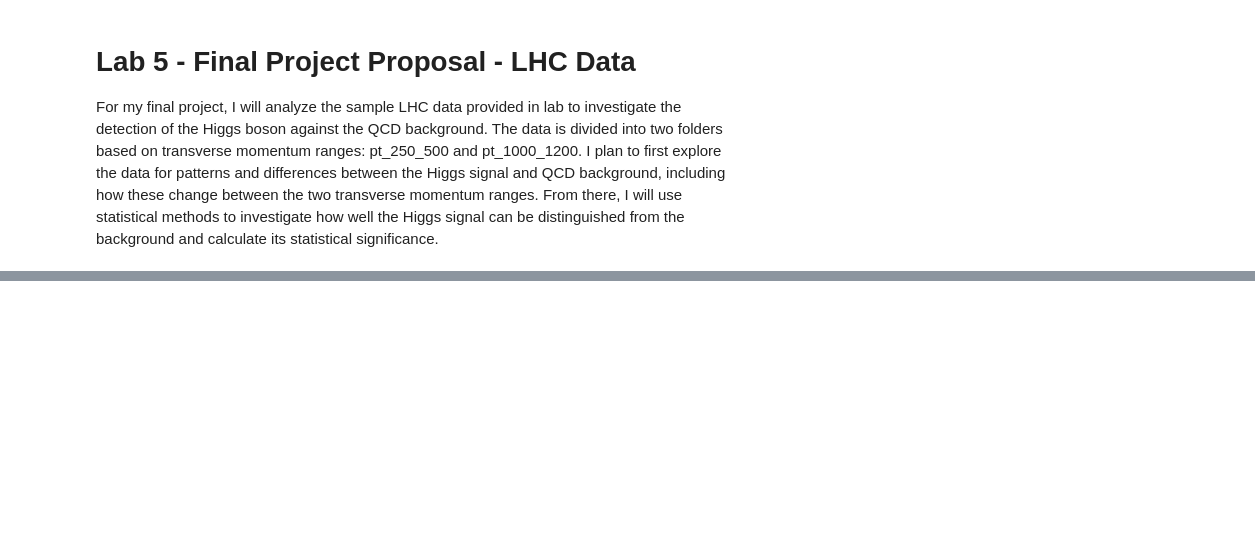
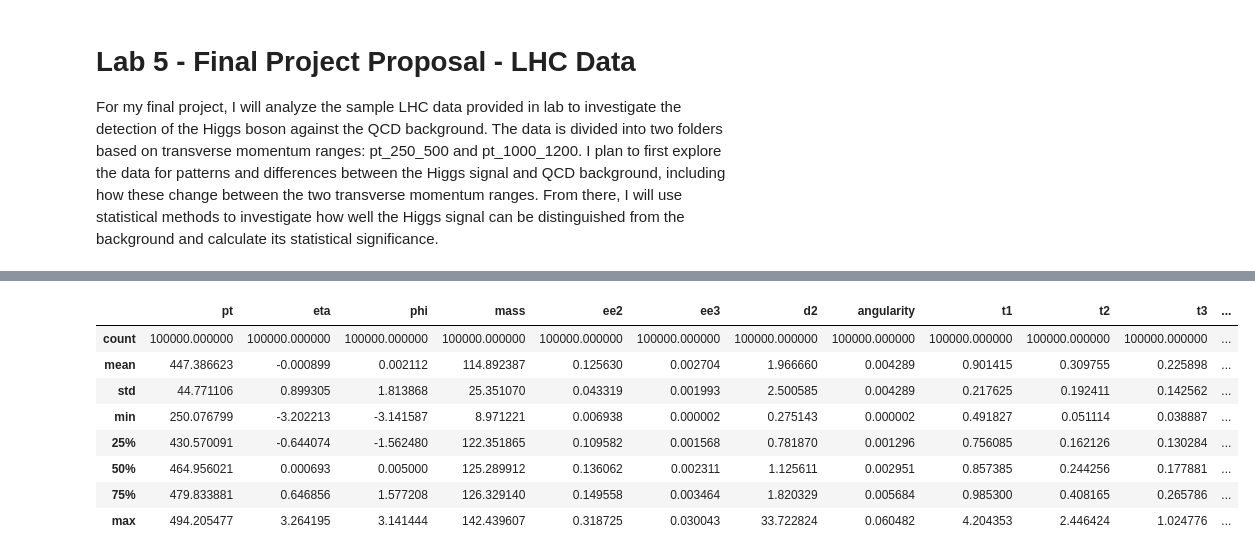
Before and after one commit to dcooperbriseno/uwphys434, a Jupyter notebook: Phys434Lab6.ipynb, the cells around one changed output, grey strips where cells are left out. Saved outputs shown, nothing was run; the diff lists cells and outputs as text; code cells hidden in the pictures; blank space fills up the shorter version.

```diff
--- a/Phys434Lab6.ipynb
+++ b/Phys434Lab6.ipynb
@@ -102,3 +111,93 @@ Higgs: [ 4.4739e+02 -0.0000e+00  0.0000e+00  1.1489e+02  1.3000e-01  0.0000e+00
 # %% [markdown]
 # Lab 5 - Final Project Proposal - LHC Data
 For my final project, I will analyze the sample LHC data provided in lab to investigate the detection of the Higgs boson against the QCD background. The data is divided into two folders based on transverse momentum ranges: pt_250_500 and pt_1000_1200. I plan to first explore the data for patterns and differences between the Higgs signal and QCD background, including how these change between the two transverse momentum ranges. From there, I will use statistical methods to investigate how well the Higgs signal can be distinguished from the background and calculate its statistical significance.
+# %%
+
+
+
+# Paths to the pickle files
+higgs_path = Path(
+    "uwphys434/Sample_pt_250_500-20261104T215933Z-1-001/"
+    "Sample_pt_250_500/higgs_100000_pt_250_500.pkl"
+)
+
+qcd_path = Path(
+    "uwphys434/Sample_pt_250_500-20261104T215933Z-1-001/"
+    "Sample_pt_250_500/qcd_100000_pt_250_500.pkl"
+)
+
+# Load the pickle files
+def load_pickle(path):
+    if not path.exists():
+        raise FileNotFoundError(
+            f"Could not find {path}\n"
+            f"Current working directory: {Path.cwd()}"
+        )
+
+    with open(path, "rb") as file:
+        return pickle.load(file)
+
+higgs_data = load_pickle(higgs_path)
+qcd_data = load_pickle(qcd_path)
+
+
+# inspect the contents of each file
+def inspect_data(data, name, indent=0):
+    spacing = " " * indent
+
+    print(f"\n{spacing}{name}")
+    print(f"{spacing}{'-' * len(name)}")
+    print(f"{spacing}Object type: {type(data)}")
+
+    # If the data is a pandas DataFrame
+    if isinstance(data, pd.DataFrame):
+        print(f"{spacing}Shape: {data.shape}")
+        print(f"{spacing}Column names:")
+        print(data.columns.tolist())
+        display(data.head())
+
+        print("\nSummary statistics:")
+        display(data.describe())
+
+    # If the data is a dictionary
+    elif isinstance(data, dict):
+        print(f"{spacing}Dictionary keys: {list(data.keys())}")
+
+        for key, value in data.items():
+            inspect_data(value, f"Key: {key}", indent + 4)
+
+    # If the data is a NumPy array
+    elif isinstance(data, np.ndarray):
+        print(f"{spacing}Shape: {data.shape}")
+        print(f"{spacing}Data type: {data.dtype}")
+
+        if data.ndim == 2:
+            print(f"{spacing}First five rows:")
+            print(data[:5])
+
+            print(f"\n{spacing}Column statistics:")
+            stats = pd.DataFrame({
+                "Column": np.arange(data.shape[1]),
+                "Mean": np.mean(data, axis=0),
+                "Std": np.std(data, axis=0),
+                "Min": np.min(data, axis=0),
+                "Max": np.max(data, axis=0),
+                "Zero (%)": np.mean(data == 0, axis=0) * 100
+            })
+            display(stats)
+
+    # If the data is a list or tuple
+    elif isinstance(data, (list, tuple)):
+        print(f"{spacing}Number of elements: {len(data)}")
+
+        for i, value in enumerate(data):
+            inspect_data(value, f"Element {i}", indent + 4)
+
+    else:
+        print(f"{spacing}Contents: {repr(data)[:1000]}")
+
+
+# Inspect both datasets
+inspect_data(higgs_data, "HIGGS DATA")
+inspect_data(qcd_data, "QCD DATA")
+# %% [output]
@@ -104,0 +217,9 @@ For my final project, I will analyze the sample LHC data provided in lab to inve
+|  | pt | eta | phi | mass | ee2 | ee3 | d2 | angularity | t1 | t2 | t3 | ... |
+| count | 100000.000000 | 100000.000000 | 100000.000000 | 100000.000000 | 100000.000000 | 100000.000000 | 100000.000000 | 100000.000000 | 100000.000000 | 100000.000000 | 100000.000000 | ... |
+| mean | 447.386623 | -0.000899 | 0.002112 | 114.892387 | 0.125630 | 0.002704 | 1.966660 | 0.004289 | 0.901415 | 0.309755 | 0.225898 | ... |
+| std | 44.771106 | 0.899305 | 1.813868 | 25.351070 | 0.043319 | 0.001993 | 2.500585 | 0.004289 | 0.217625 | 0.192411 | 0.142562 | ... |
+| min | 250.076799 | -3.202213 | -3.141587 | 8.971221 | 0.006938 | 0.000002 | 0.275143 | 0.000002 | 0.491827 | 0.051114 | 0.038887 | ... |
+| 25% | 430.570091 | -0.644074 | -1.562480 | 122.351865 | 0.109582 | 0.001568 | 0.781870 | 0.001296 | 0.756085 | 0.162126 | 0.130284 | ... |
+| 50% | 464.956021 | 0.000693 | 0.005000 | 125.289912 | 0.136062 | 0.002311 | 1.125611 | 0.002951 | 0.857385 | 0.244256 | 0.177881 | ... |
+| 75% | 479.833881 | 0.646856 | 1.577208 | 126.329140 | 0.149558 | 0.003464 | 1.820329 | 0.005684 | 0.985300 | 0.408165 | 0.265786 | ... |
+| max | 494.205477 | 3.264195 | 3.141444 | 142.439607 | 0.318725 | 0.030043 | 33.722824 | 0.060482 | 4.204353 | 2.446424 | 1.024776 | ... |
```
Also changed, not shown: parts of 9 cells of this notebook.
